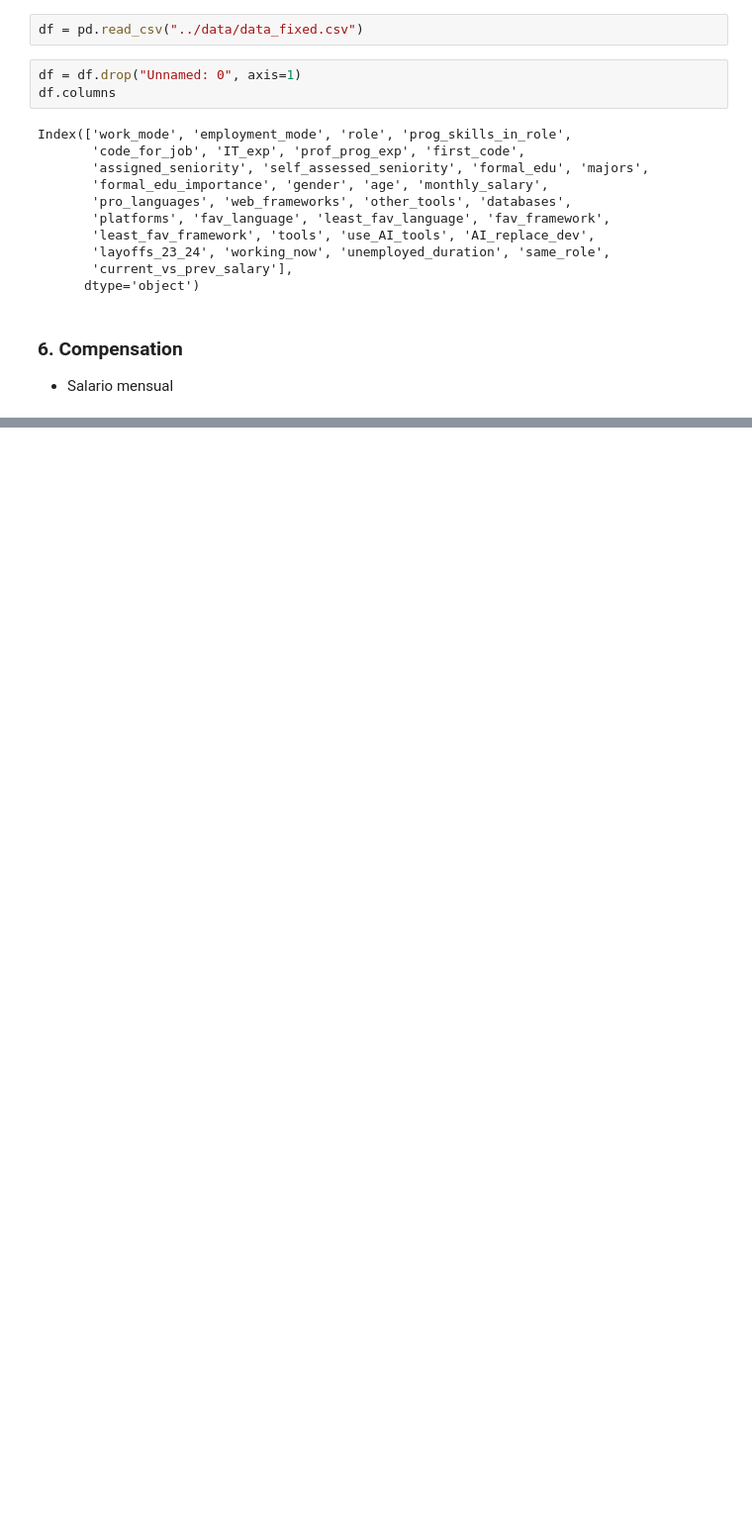
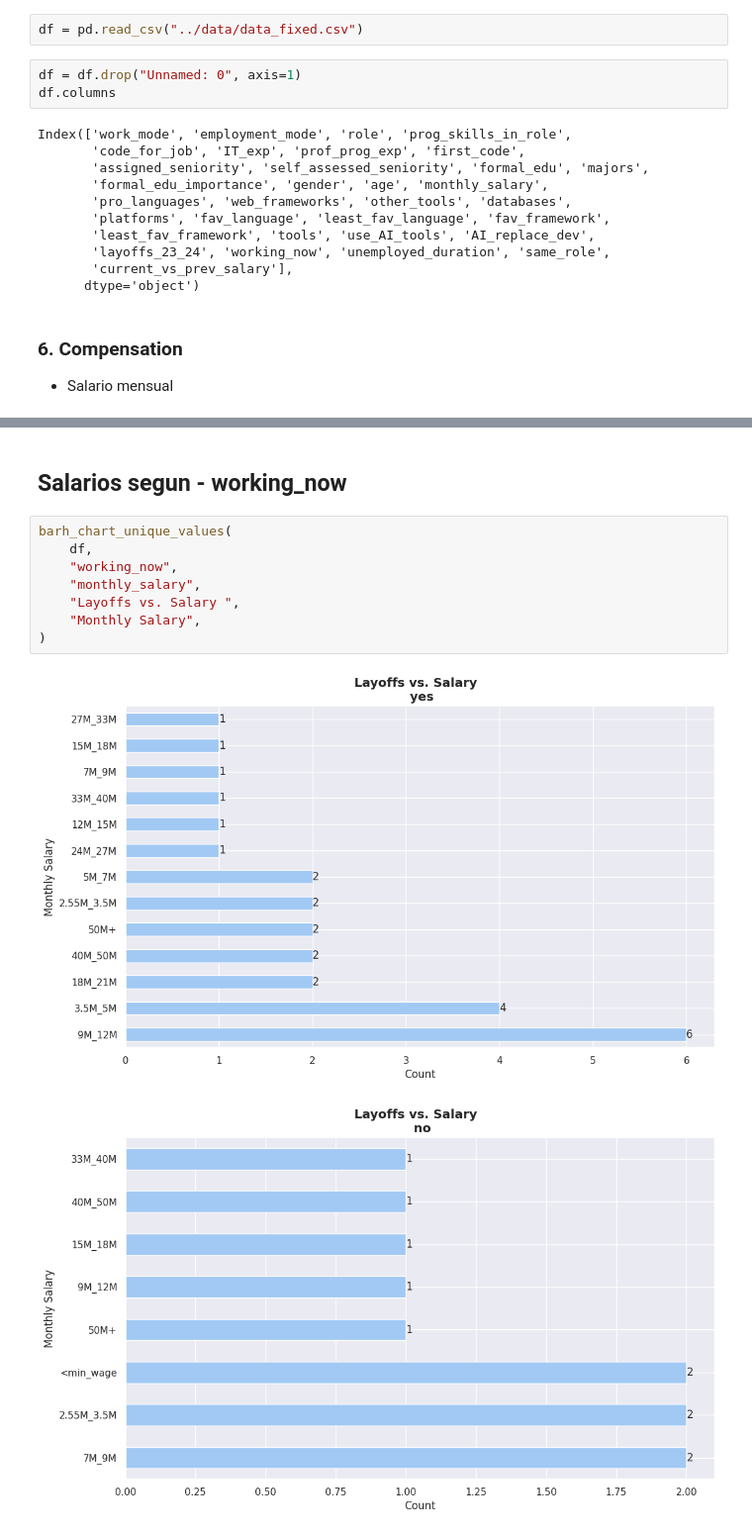
Before and after one commit to TorrezMN/Enc.-Devs-2024-Py, a Jupyter notebook: notebooks/salarios.ipynb, the cells around one changed output, grey strips where cells are left out. Shown at 99% size. Saved outputs shown, nothing was run; the diff lists cells and outputs as text; blank space fills up the shorter version.

```diff
--- a/notebooks/salarios.ipynb
+++ b/notebooks/salarios.ipynb
@@ -52,0 +236,13 @@ Index(['work_mode', 'employment_mode', 'role', 'prog_skills_in_role',
+# %% [markdown]
+## Salarios segun - working_now
+# %%
+barh_chart_unique_values(
+    df,
+    "working_now",
+    "monthly_salary",
+    "Layoffs vs. Salary ",
+    "Monthly Salary",
+)
+# %% [output]
+[figure, added]
+[figure, added]
```
Also changed, not shown: parts of 54 cells of this notebook, 3 other files.
